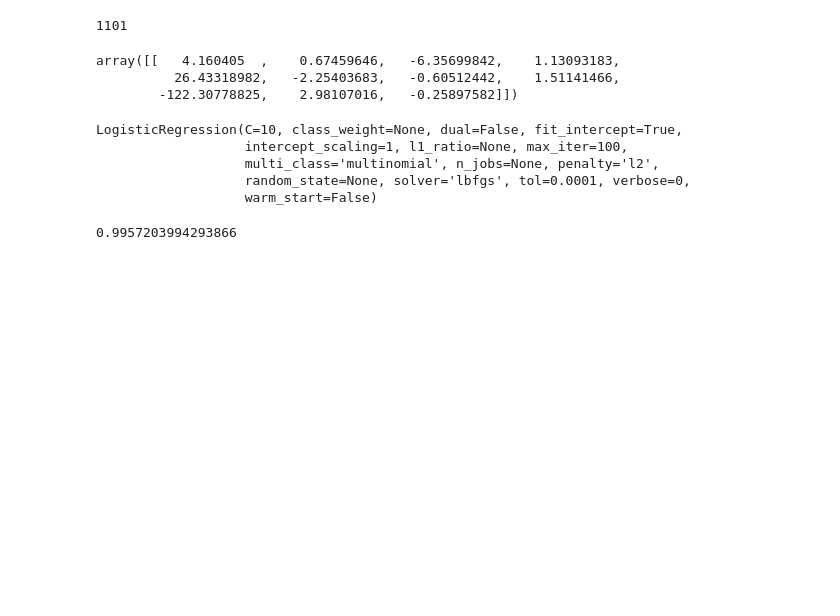
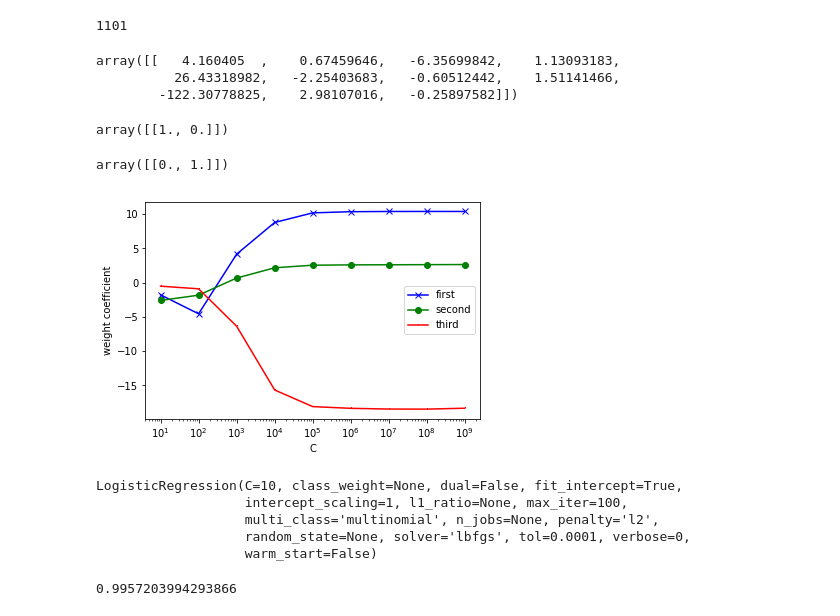
Before and after one commit to allaccountstaken/predicting_bank_distress, a Jupyter notebook: regression_banks_2010.ipynb, the cells around one changed output. Saved outputs shown, nothing was run; the diff lists cells and outputs as text; code cells hidden in the pictures; blank space fills up the shorter version.

Commit message:
coef sensitivity to C added

```diff
--- a/regression_banks_2010.ipynb
+++ b/regression_banks_2010.ipynb
@@ -311,6 +327,59 @@ log_reg.coef_
 array([[   4.160405  ,    0.67459646,   -6.35699842,    1.13093183,
           26.43318982,   -2.25403683,   -0.60512442,    1.51141466,
         -122.30778825,    2.98107016,   -0.25897582]])
+# %%
+# tetsing on a healthy bank from the sample
+log_reg.predict_proba([[54633,
+ 14683,
+ 32036,
+ 20.0,
+ 21577,
+ 0,
+ 0,
+ 0.0,
+ 7822.0,
+ 635.0,
+ 1134.0]])
+# %% [output]
+array([[1., 0.]])
+# %%
+# testing on a failed bank from sample
+log_reg.predict_proba([[126622,
+ 18550,
+ 104330,
+ 1334.0,
+ 98809,
+ 0,
+ 15499,
+ 0.0,
+ 2683.0,
+ 3411.0,
+ -7095.0,]])
+# %% [output]
+array([[0., 1.]])
+# %%
+weights, params = [], []
+for c in np.arange(1, 10):
+    lr = LogisticRegression(C=10**c, random_state=0)
+    lr.fit(X_train_std, y_train)
+    weights.append(lr.coef_[0])
+    params.append(10**c)
+
+weights = np.array(weights)
+
+# Decision region drawing
+import matplotlib.pyplot as plt
+
+plt.plot(params, weights[:, 0], color='blue', marker='x', label='first')
+plt.plot(params, weights[:, 1], color='green',  marker='o', label='second')
+plt.plot(params, weights[:, 2], color='r',  marker=',', label='third')
+plt.ylabel('weight coefficient')
+plt.xlabel('C')
+plt.legend(loc='right')
+plt.xscale('log')
+plt.show()
+# %% [output]
+[figure, added]
 # %%
 softmax_reg = LogisticRegression(multi_class='multinomial', solver='lbfgs', C=10)
 softmax_reg.fit(X_train_std, y_train)
```
Also changed, not shown: parts of 4 cells of this notebook.
